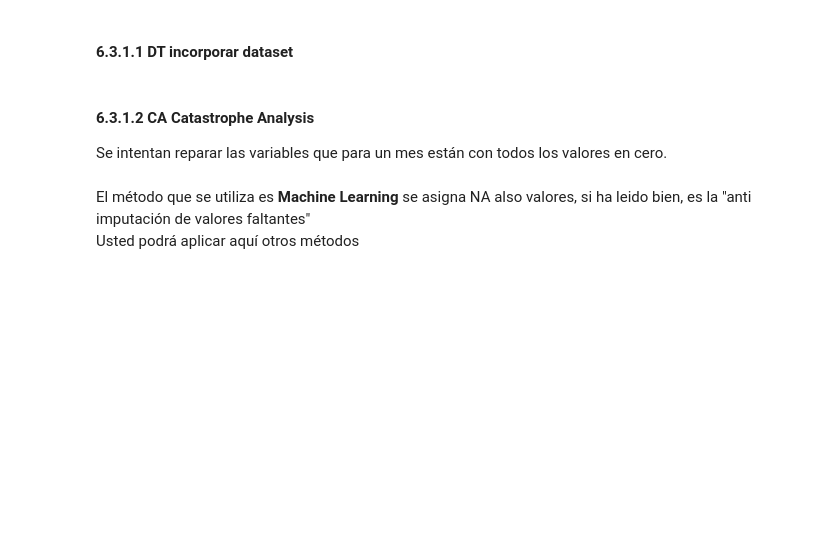
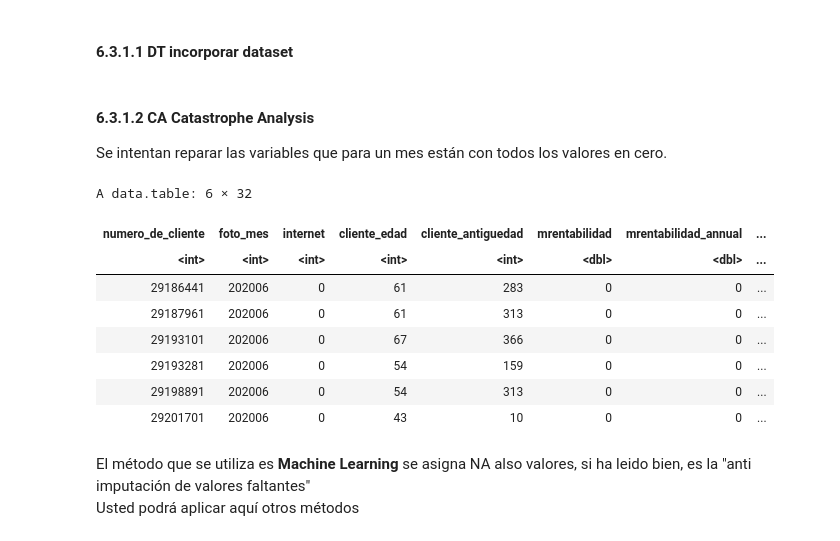
Before and after one commit to Pau-Cal/Experimento-Lab-I-2025, a Jupyter notebook: 610_workflow_01_gerencial_julio_ WF6322-V2Kaggle .ipynb, the cells around one changed output. Cells and saved outputs as stored; diff of their text form; code cells hidden in the pictures; blank space fills up the shorter version.

```diff
--- a/610_workflow_01_gerencial_julio_ WF6322-V2Kaggle .ipynb
+++ b/610_workflow_01_gerencial_julio_ WF6322-V2Kaggle .ipynb
@@ -127,7 +127,7 @@ Si es gerente, no cambie nada
 PARAM <- list()
 PARAM$semilla_primigenia <- 472391
 
-PARAM$experimento <- 6322
+PARAM$experimento <- 6385
 PARAM$dataset <- "gerencial_competencia_2025.csv.gz"
 # %% [markdown]
 #### Carpeta del Experimento
@@ -148,6 +148,20 @@ dataset <- fread(paste0("/content/datasets/", PARAM$dataset))
 # %% [markdown]
 #### 6.3.1.2  CA  Catastrophe Analysis
 Se intentan reparar las variables que para un mes están con todos los valores en cero.
+# %%
+
+
+head(dataset[foto_mes == 202006])
+# %% [output]
+A data.table: 6 × 32
+| numero_de_cliente | foto_mes | internet | cliente_edad | cliente_antiguedad | mrentabilidad | mrentabilidad_annual | ... |
+| <int> | <int> | <int> | <int> | <int> | <dbl> | <dbl> | ... |
+| 29186441 | 202006 | 0 | 61 | 283 | 0 | 0 | ... |
+| 29187961 | 202006 | 0 | 61 | 313 | 0 | 0 | ... |
+| 29193101 | 202006 | 0 | 67 | 366 | 0 | 0 | ... |
+| 29193281 | 202006 | 0 | 54 | 159 | 0 | 0 | ... |
+| 29198891 | 202006 | 0 | 54 | 313 | 0 | 0 | ... |
+| 29201701 | 202006 | 0 | 43 | 10 | 0 | 0 | ... |
 # %% [markdown]
 El método que se utiliza es **Machine Learning** se asigna NA also valores, si ha leido bien, es la "anti imputación de valores faltantes"
 <br> Usted podrá aplicar aquí otros métodos
```
Also changed, not shown: parts of 16 cells of this notebook.
